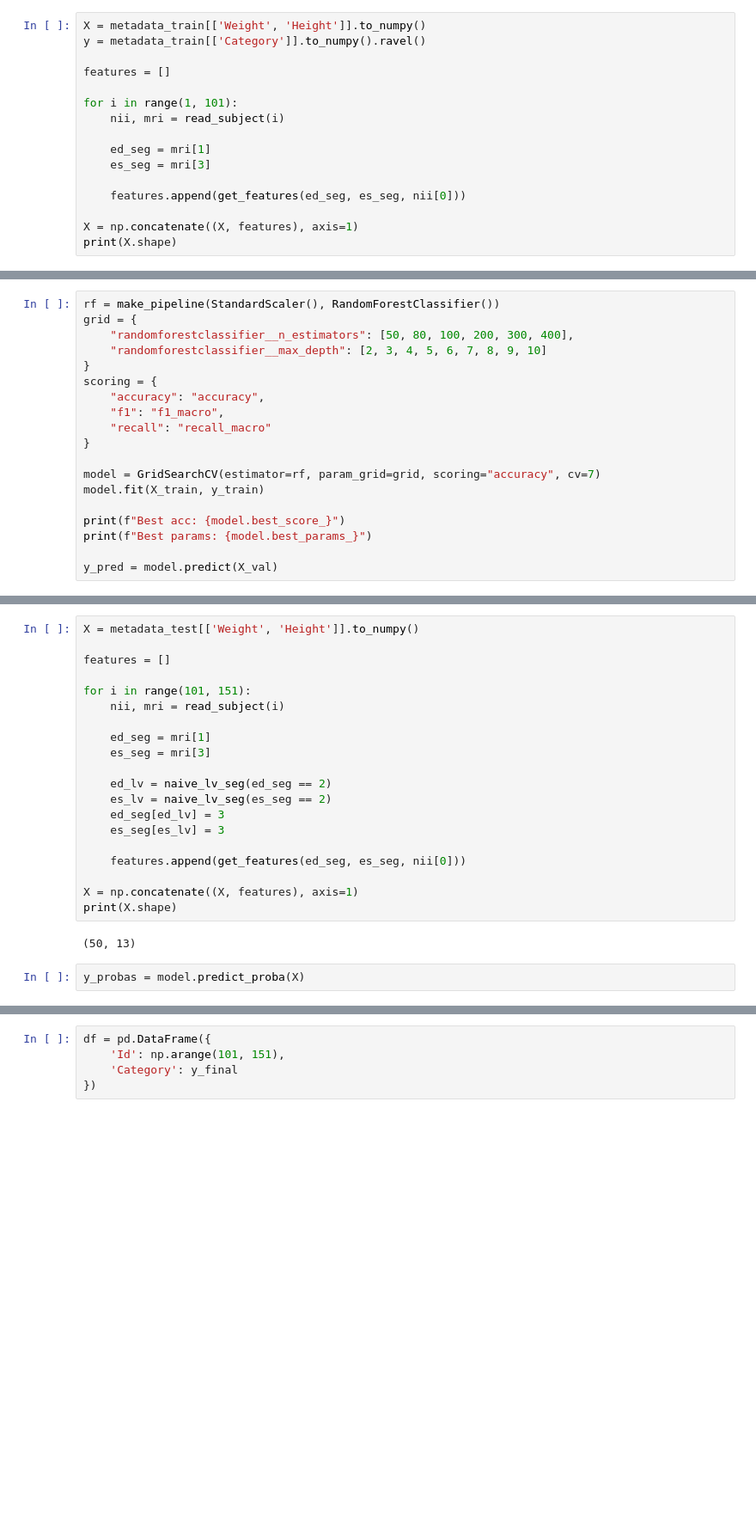
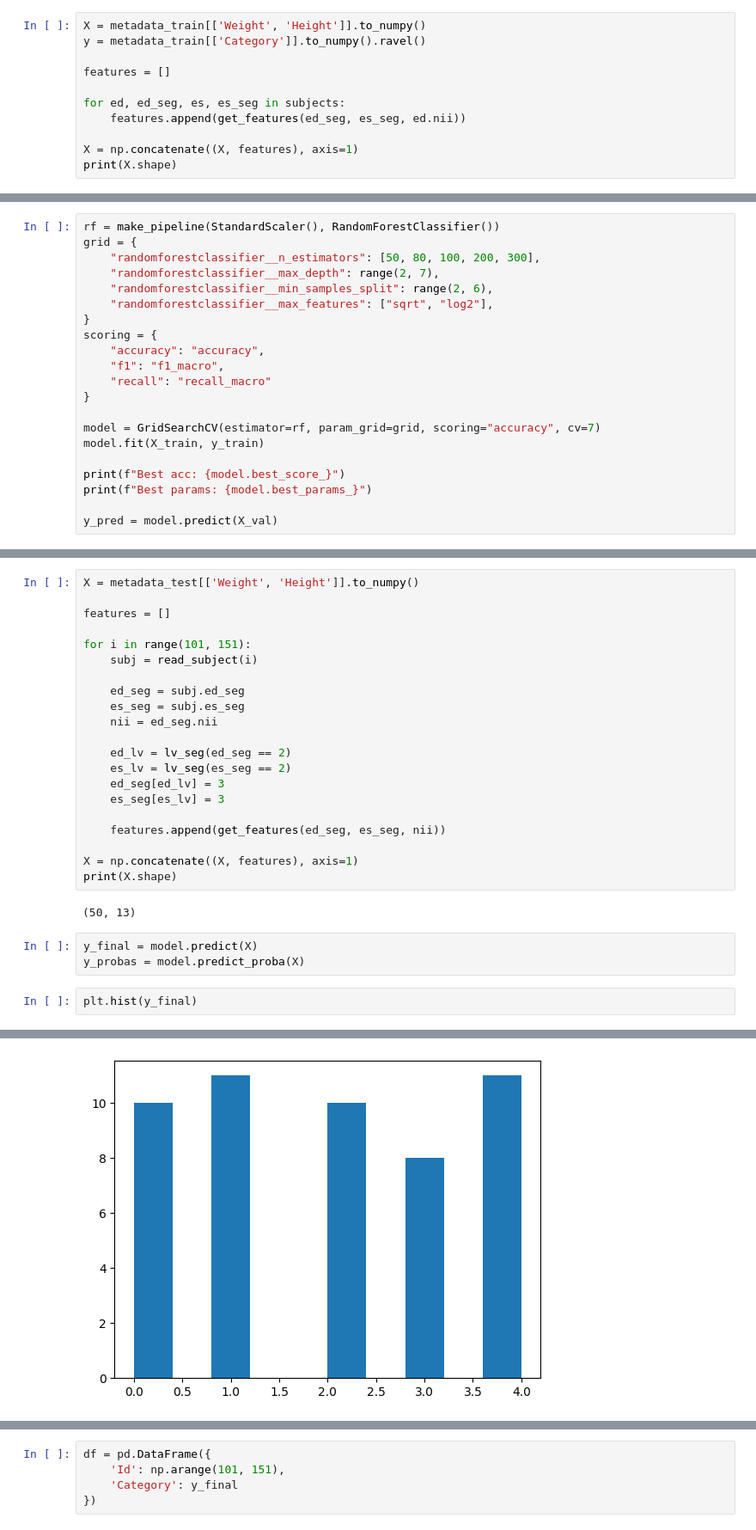
Before and after one commit to Vinschers/telecom-paris, a Jupyter notebook: image/im05-image-learning/project/project.ipynb, the cells around one changed output, grey strips where cells are left out. Shown at 86% size. Cells and saved outputs as stored; diff of their text form; blank space fills up the shorter version.

```diff
--- a/image/im05-image-learning/project/project.ipynb
+++ b/image/im05-image-learning/project/project.ipynb
@@ -526,13 +526,8 @@ y = metadata_train[['Category']].to_numpy().ravel()
 
 features = []
 
-for i in range(1, 101):
-    nii, mri = read_subject(i)
-
-    ed_seg = mri[1]
-    es_seg = mri[3]
-
-    features.append(get_features(ed_seg, es_seg, nii[0]))
+for ed, ed_seg, es, es_seg in subjects:
+    features.append(get_features(ed_seg, es_seg, ed.nii))
 
 X = np.concatenate((X, features), axis=1)
 print(X.shape)
@@ -582,8 +577,10 @@ X_val, X_test, y_val, y_test = train_test_split(X_val, y_val, test_size=10, stra
 # %%
 rf = make_pipeline(StandardScaler(), RandomForestClassifier())
 grid = {
-    "randomforestclassifier__n_estimators": [50, 80, 100, 200, 300, 400],
-    "randomforestclassifier__max_depth": [2, 3, 4, 5, 6, 7, 8, 9, 10]
+    "randomforestclassifier__n_estimators": [50, 80, 100, 200, 300],
+    "randomforestclassifier__max_depth": range(2, 7),
+    "randomforestclassifier__min_samples_split": range(2, 6),
+    "randomforestclassifier__max_features": ["sqrt", "log2"],
 }
 scoring = {
     "accuracy": "accuracy",
@@ -646,21 +641,26 @@ X = metadata_test[['Weight', 'Height']].to_numpy()
 features = []
 
 for i in range(101, 151):
-    nii, mri = read_subject(i)
+    subj = read_subject(i)
 
-    ed_seg = mri[1]
-    es_seg = mri[3]
+    ed_seg = subj.ed_seg
+    es_seg = subj.es_seg
+    nii = ed_seg.nii
 
-    ed_lv = naive_lv_seg(ed_seg == 2)
-    es_lv = naive_lv_seg(es_seg == 2)
+    ed_lv = lv_seg(ed_seg == 2)
+    es_lv = lv_seg(es_seg == 2)
     ed_seg[ed_lv] = 3
     es_seg[es_lv] = 3
 
-    features.append(get_features(ed_seg, es_seg, nii[0]))
+    features.append(get_features(ed_seg, es_seg, nii))
 
 X = np.concatenate((X, features), axis=1)
 print(X.shape)
 # %% [output]
 (50, 13)
 # %%
+y_final = model.predict(X)
 y_probas = model.predict_proba(X)
+# %%
+plt.hist(y_final)
+# %% [output]
@@ -667,3 +670,4 @@ y_probas = model.predict_proba(X)
+[figure, added]
 # %%
 np.sort(y_probas[:, 4])[-11:]
 print(y_probas[30])
```
Also changed, not shown: parts of 27 cells of this notebook, 9 other files.
